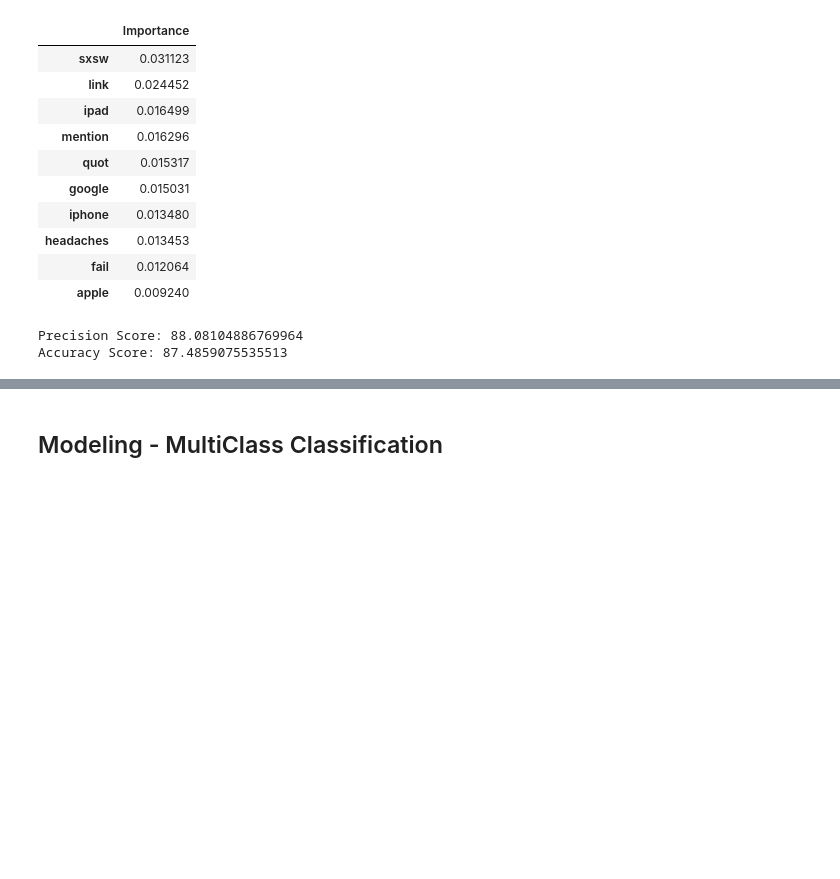
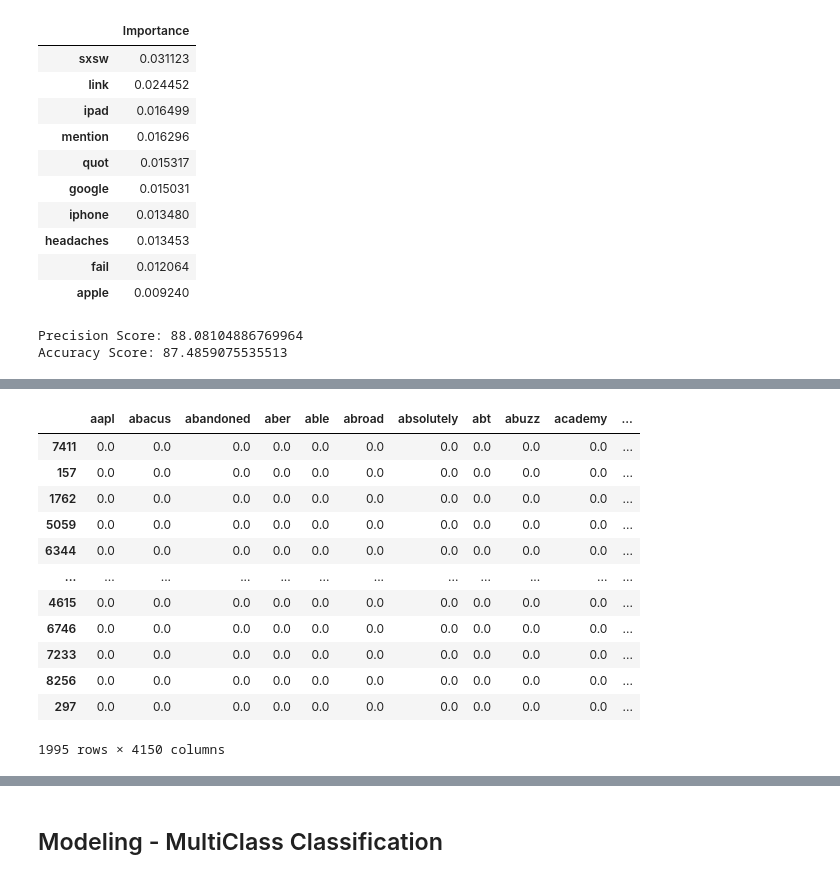
Before and after one commit to smashley-eakland/tweet-nlp-analysis, a Jupyter notebook: NLP.ipynb, the cells around one changed output, grey strips where cells are left out. Drawn from its saved outputs; the diff is of its cells as text; code cells hidden in the pictures; blank space fills up the shorter version.

```diff
--- a/NLP.ipynb
+++ b/NLP.ipynb
@@ -1106,0 +1114,11 @@ Accuracy Score: 87.4859075535513
+# %%
+#Append ('link', 'mention', 'quot', 'sxsw') to stop words list for removal from vocab
+sw2 = stopwords.words('english')
+sw2.append('link')
+# %%
+sw2.append('mention')
+# %%
+sw2.append('quot')
+# %%
+sw2.append('sxsw')
+print(sw2)
@@ -1106,0 +1234,22 @@ Accuracy Score: 87.4859075535513
+# %%
+total_tfidf = TfidfVectorizer(stop_words=sw2, lowercase=True, token_pattern=r'([a-z]{3,})', strip_accents='ascii')
+
+X_train_tfidf_total = total_tfidf.fit_transform(X_t['tweet_text'])
+X_train_tfidf_total = pd.DataFrame.sparse.from_spmatrix(X_train_tfidf_total)
+X_train_tfidf_total.columns = sorted(total_tfidf.vocabulary_)
+X_train_tfidf_total.set_index(y_t.index, inplace=True)
+X_train_tfidf_total
+# %% [output]
+|  | aapl | abacus | abandoned | aber | able | abroad | absolutely | abt | abuzz | academy | ... |
+| 7411 | 0.0 | 0.0 | 0.0 | 0.0 | 0.0 | 0.0 | 0.0 | 0.0 | 0.0 | 0.0 | ... |
+| 157 | 0.0 | 0.0 | 0.0 | 0.0 | 0.0 | 0.0 | 0.0 | 0.0 | 0.0 | 0.0 | ... |
+| 1762 | 0.0 | 0.0 | 0.0 | 0.0 | 0.0 | 0.0 | 0.0 | 0.0 | 0.0 | 0.0 | ... |
+| 5059 | 0.0 | 0.0 | 0.0 | 0.0 | 0.0 | 0.0 | 0.0 | 0.0 | 0.0 | 0.0 | ... |
+| 6344 | 0.0 | 0.0 | 0.0 | 0.0 | 0.0 | 0.0 | 0.0 | 0.0 | 0.0 | 0.0 | ... |
+| ... | ... | ... | ... | ... | ... | ... | ... | ... | ... | ... | ... |
+| 4615 | 0.0 | 0.0 | 0.0 | 0.0 | 0.0 | 0.0 | 0.0 | 0.0 | 0.0 | 0.0 | ... |
+| 6746 | 0.0 | 0.0 | 0.0 | 0.0 | 0.0 | 0.0 | 0.0 | 0.0 | 0.0 | 0.0 | ... |
+| 7233 | 0.0 | 0.0 | 0.0 | 0.0 | 0.0 | 0.0 | 0.0 | 0.0 | 0.0 | 0.0 | ... |
+| 8256 | 0.0 | 0.0 | 0.0 | 0.0 | 0.0 | 0.0 | 0.0 | 0.0 | 0.0 | 0.0 | ... |
+| 297 | 0.0 | 0.0 | 0.0 | 0.0 | 0.0 | 0.0 | 0.0 | 0.0 | 0.0 | 0.0 | ... |
+1995 rows × 4150 columns
```
Also changed, not shown: parts of 62 cells of this notebook, 1 other file.
